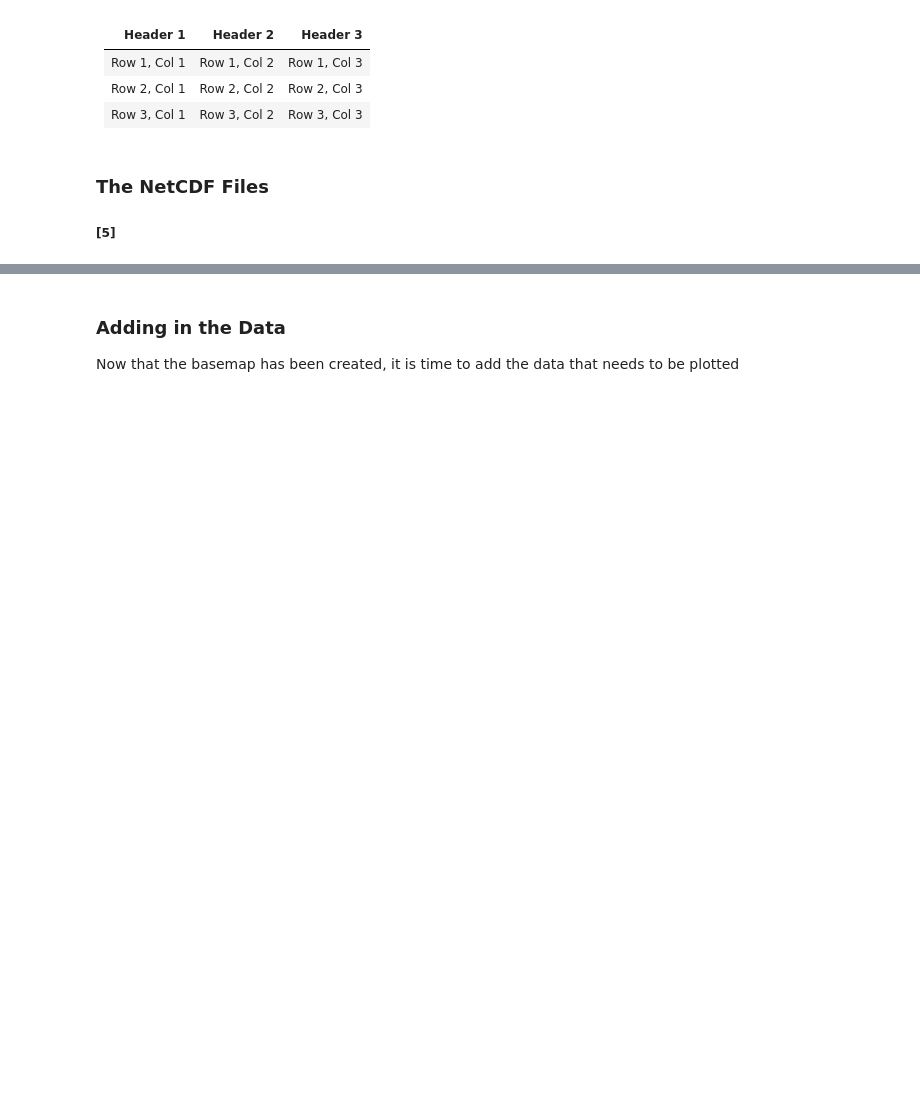
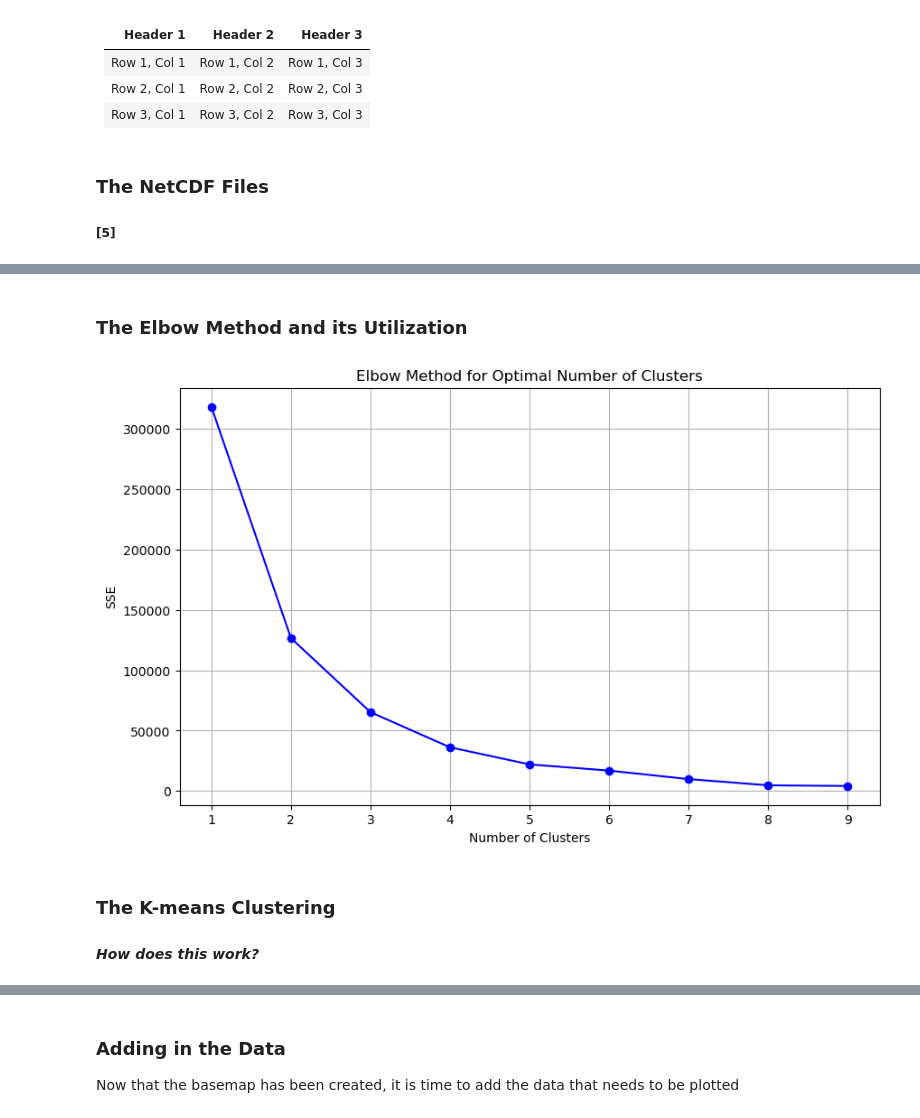
Before and after one commit to embyrne0/ISMIP6_Clustering, a Jupyter notebook: main_ismip.ipynb, the cells around one changed output, grey strips where cells are left out. Cells and saved outputs as stored; diff of their text form; code cells hidden in the pictures; blank space fills up the shorter version.

```diff
--- a/main_ismip.ipynb
+++ b/main_ismip.ipynb
@@ -60,0 +415,37 @@ I will be mapping Greenland using Cartopgy and the ccrs.Orthographic. This allow
+# %% [markdown]
+### The Elbow Method and its Utilization
+# %%
+'''
+Source Used:
+https://www.geeksforgeeks.org/elbow-method-for-optimal-value-of-k-in-kmeans/
+https://scikit-learn.org/stable/modules/generated/sklearn.cluster.KMeans.html
+https://stackoverflow.com/questions/19197715/scikit-learn-k-means-elbow-criterion
+'''
+
+# prepare the data for clustering
+stats_x = stats_df[[f'{returned_variable_name} Mean', f'{returned_variable_name} Std',
+                    f'{returned_variable_name} Max', f'{returned_variable_name} Min']]
+
+# Sum of Squared Errors or WCSS (Within-Cluster Sum of Squares)
+    # Same meaning
+sse = []
+
+for k in range(1, 10):
+    kmeans = KMeans(n_clusters=k, init='random', n_init=10, random_state=42)  # Initialize KMeans with desired parameters
+    kmeans.fit(stats_x)
+    sse.append(kmeans.inertia_)
+
+# Plot the elbow curve
+plt.figure(figsize=(10, 6))
+plt.plot(range(1, 10), sse, marker='o', linestyle='-', color='b')
+plt.xlabel('Number of Clusters')
+plt.ylabel('SSE')
+plt.title('Elbow Method for Optimal Number of Clusters')
+plt.xticks(range(1, 10))
+plt.grid(True)
+plt.show()
+# %% [output]
+[figure, added]
+# %% [markdown]
+### The K-means Clustering
+#### <i>How does this work?</i>
```
Also changed, not shown: parts of 32 cells of this notebook.
